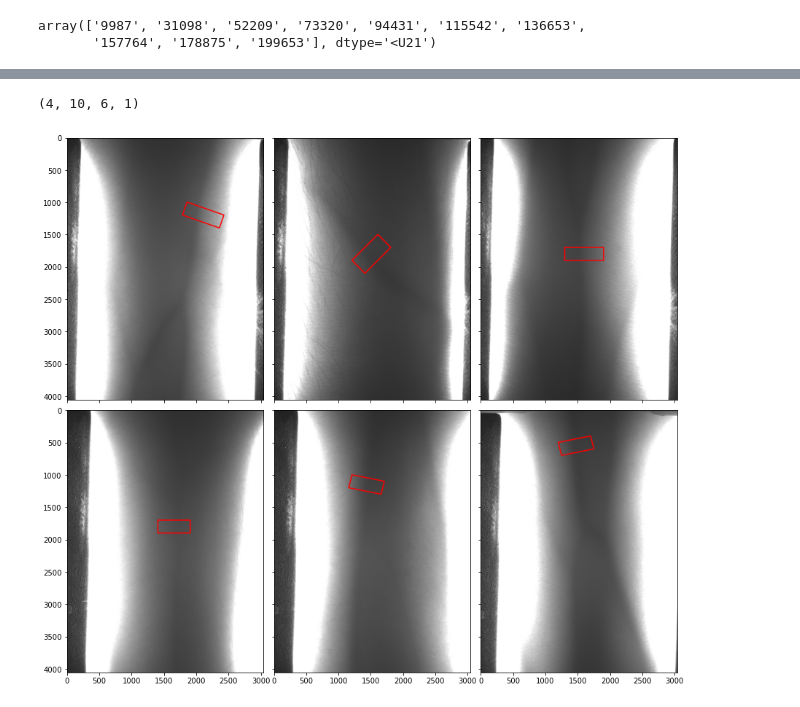
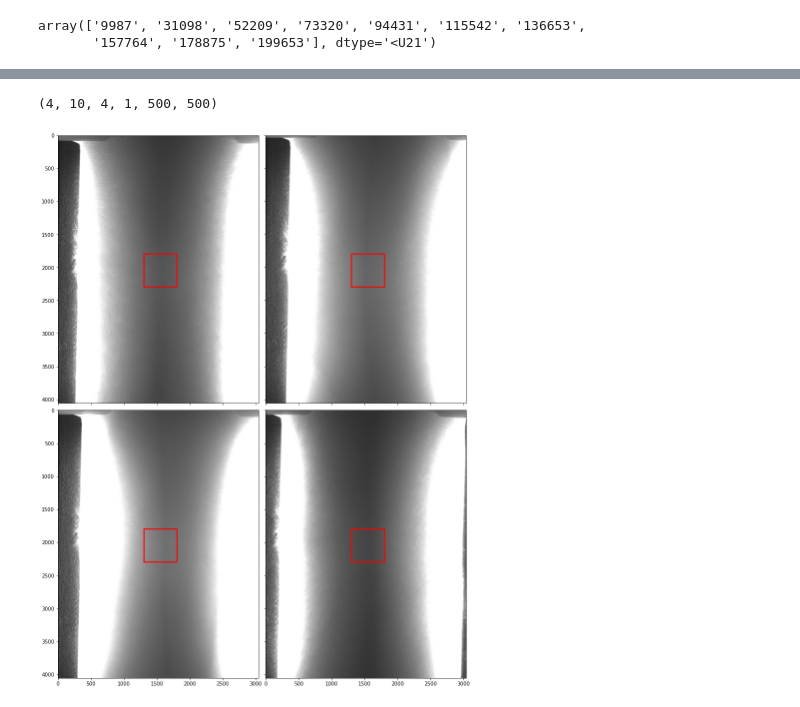
Before and after one commit to BSPetersson/Project-Blood, a Jupyter notebook: vision/contrast_analasys.ipynb, the cells around one changed output, grey strips where cells are left out. Cells and saved outputs as stored; diff of their text form; code cells hidden in the pictures.

```diff
--- a/vision/contrast_analasys.ipynb
+++ b/vision/contrast_analasys.ipynb
@@ -21,7 +22,7 @@ from scipy.optimize import curve_fit
 #fit sigmoid
 # %%
 data_folder = "data/data/"
-wavelength_folders = ["830nm/Bastian_contrast_test/", "850nm/Bastian_contrast_test/", "890nm/Bastian_contrast_test/", "940nm/Bastian_contrast_test/"]
+wavelength_folders = ["830nm/contrast/", "850nm/contrast/", "890nm/contrast/", "940nm/contrast/"]
 
 def split(path):
     s = path.replace('.', '_')
@@ -82,12 +83,10 @@ def get_warped_image(image, points):
 
     return out
 # %%
-squares = [[[[1850,1000],[1780,1200],[2350,1400],[2420,1200]]],
-          [[[1200,1900],[1400,2100],[1800,1700],[1600,1500]]],
-          [[[1300,1700],[1300,1900],[1900,1900],[1900,1700]]],
-          [[[1400,1700],[1400,1900],[1900,1900],[1900,1700]]],
-          [[[1200,1000],[1150,1200],[1650,1300],[1700,1100]]],
-          [[[1200,500],[1250,700],[1750,600],[1700,400]]]]
+squares = [[[[1300,1800],[1300,2300],[1800,2300],[1800,1800]]],
+          [[[1300,1800],[1300,2300],[1800,2300],[1800,1800]]],
+          [[[1300,1800],[1300,2300],[1800,2300],[1800,1800]]],
+          [[[1300,1800],[1300,2300],[1800,2300],[1800,1800]]]]
 
 all_warped = []
 for wavelength_images in all_images:
@@ -106,9 +105,9 @@ for wavelength_images in all_images:
 all_warped = np.array(all_warped, dtype=object)
 print(all_warped.shape)
 # %% [output]
-(4, 10, 6, 1)
+(4, 10, 4, 1, 500, 500)
 # %%
-images_to_show = all_images[0][6]
+images_to_show = all_images[0][7]
 images_to_show = transform_for_show(images_to_show)
 new = []
 for i in range(len(images_to_show)):
@@ -126,15 +125,15 @@ for i, img in enumerate(images_to_show):
         img = cv2.line(img, points[3], points[0], (255,0,0), w)
     images_to_show[i] = img
 # %%
-fig = plt.figure(figsize=(15., 15.))
+fig = plt.figure(figsize=(20., 20.))
 grid = ImageGrid(fig, 111,  # similar to subplot(111)
-                 nrows_ncols=(2, 3),  # creates 2x2 grid of axes
+                 nrows_ncols=(2, 2),  # creates 2x2 grid of axes
                  axes_pad=0.2,  # pad between axes in inch.
                  )
 
 for ax, im in zip(grid, images_to_show):
     ax.imshow(im)
 
 plt.show()
 # %% [output]
-[figure, old version]
+[figure, new version]
```
Also changed, not shown: parts of 17 cells of this notebook, 7 other files.
